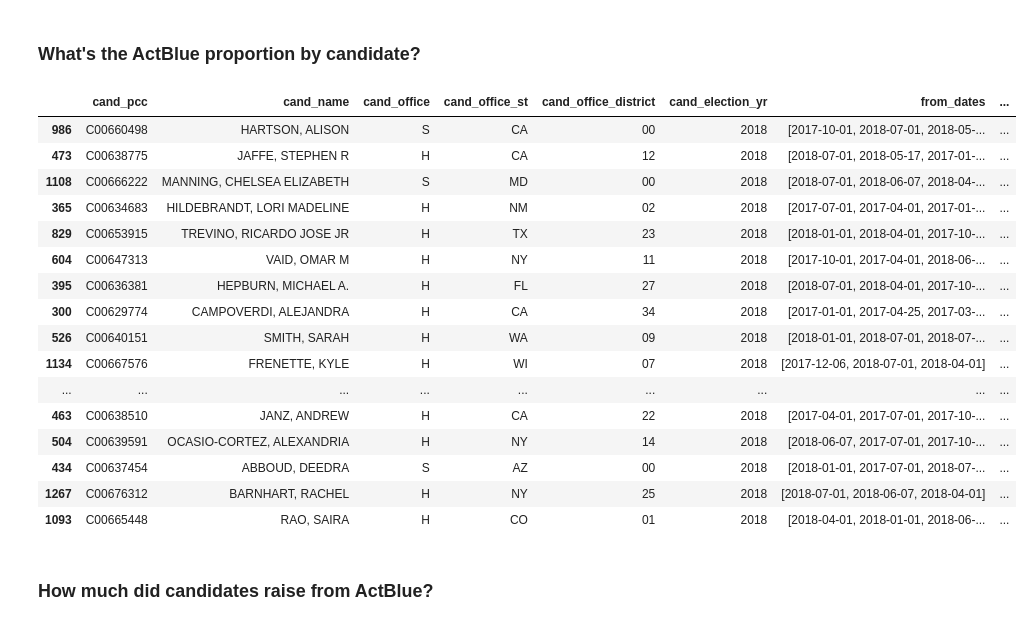
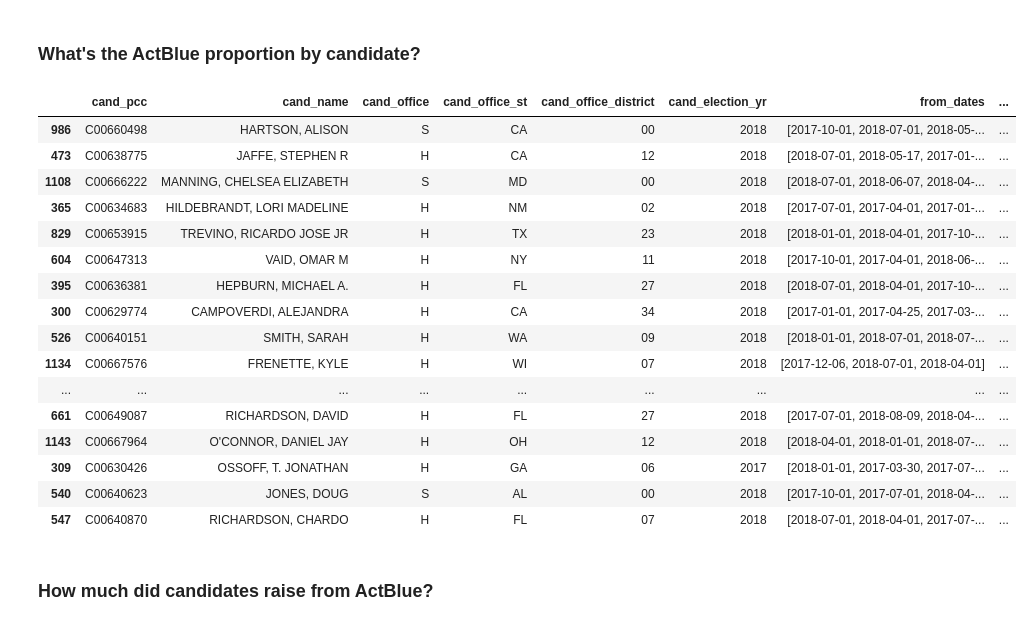
Before and after one commit to PublicI/actblue-analysis, a Jupyter notebook: analysis.ipynb, the cells around one changed output. Saved outputs shown, nothing was run; the diff lists cells and outputs as text; code cells hidden in the pictures.

```diff
--- a/analysis.ipynb
+++ b/analysis.ipynb
@@ -782,25 +824,25 @@ str(round(actblue_proportion_amount_14['actblue_total'].sum()/actblue_proportion
 # %% [markdown]
 ### What's the ActBlue proportion by candidate?
 # %%
-actblue_proportion_amount[(~actblue_proportion_amount['percent'].isna()) & (actblue_proportion_amount['committee_total'] > 30000)].sort_values(by=['percent'],ascending=False).head(40)
+actblue_proportion_amount[(~actblue_proportion_amount['percent'].isna()) & (actblue_proportion_amount['committee_total'] > 30000)].sort_values(by=['percent'],ascending=False).head(20)
 # %% [output]
 |  | cand_pcc | cand_name | cand_office | cand_office_st | cand_office_district | cand_election_yr | from_dates | ... |
 | 986 | C00660498 | HARTSON, ALISON | S | CA | 00 | 2018 | [2017-10-01, 2018-07-01, 2018-05-... | ... |
 | 473 | C00638775 | JAFFE, STEPHEN R | H | CA | 12 | 2018 | [2018-07-01, 2018-05-17, 2017-01-... | ... |
 | 1108 | C00666222 | MANNING, CHELSEA ELIZABETH | S | MD | 00 | 2018 | [2018-07-01, 2018-06-07, 2018-04-... | ... |
 | 365 | C00634683 | HILDEBRANDT, LORI MADELINE | H | NM | 02 | 2018 | [2017-07-01, 2017-04-01, 2017-01-... | ... |
 | 829 | C00653915 | TREVINO, RICARDO JOSE JR | H | TX | 23 | 2018 | [2018-01-01, 2018-04-01, 2017-10-... | ... |
 | 604 | C00647313 | VAID, OMAR M | H | NY | 11 | 2018 | [2017-10-01, 2017-04-01, 2018-06-... | ... |
 | 395 | C00636381 | HEPBURN, MICHAEL A. | H | FL | 27 | 2018 | [2018-07-01, 2018-04-01, 2017-10-... | ... |
 | 300 | C00629774 | CAMPOVERDI, ALEJANDRA | H | CA | 34 | 2018 | [2017-01-01, 2017-04-25, 2017-03-... | ... |
 | 526 | C00640151 | SMITH, SARAH | H | WA | 09 | 2018 | [2018-01-01, 2018-07-01, 2018-07-... | ... |
 | 1134 | C00667576 | FRENETTE, KYLE | H | WI | 07 | 2018 | [2017-12-06, 2018-07-01, 2018-04-01] | ... |
 | ... | ... | ... | ... | ... | ... | ... | ... | ... |
-| 463 | C00638510 | JANZ, ANDREW | H | CA | 22 | 2018 | [2017-04-01, 2017-07-01, 2017-10-... | ... |
-| 504 | C00639591 | OCASIO-CORTEZ, ALEXANDRIA | H | NY | 14 | 2018 | [2018-06-07, 2017-07-01, 2017-10-... | ... |
-| 434 | C00637454 | ABBOUD, DEEDRA | S | AZ | 00 | 2018 | [2018-01-01, 2017-07-01, 2018-07-... | ... |
-| 1267 | C00676312 | BARNHART, RACHEL | H | NY | 25 | 2018 | [2018-07-01, 2018-06-07, 2018-04-01] | ... |
-| 1093 | C00665448 | RAO, SAIRA | H | CO | 01 | 2018 | [2018-04-01, 2018-01-01, 2018-06-... | ... |
+| 661 | C00649087 | RICHARDSON, DAVID | H | FL | 27 | 2018 | [2017-07-01, 2018-08-09, 2018-04-... | ... |
+| 1143 | C00667964 | O'CONNOR, DANIEL JAY | H | OH | 12 | 2018 | [2018-04-01, 2018-01-01, 2018-07-... | ... |
+| 309 | C00630426 | OSSOFF, T. JONATHAN | H | GA | 06 | 2017 | [2018-01-01, 2017-03-30, 2017-07-... | ... |
+| 540 | C00640623 | JONES, DOUG | S | AL | 00 | 2018 | [2017-10-01, 2017-07-01, 2018-04-... | ... |
+| 547 | C00640870 | RICHARDSON, CHARDO | H | FL | 07 | 2018 | [2018-07-01, 2018-04-01, 2017-07-... | ... |
 # %%
 actblue_proportion_amount[(~actblue_proportion_amount['percent'].isna()) & (actblue_proportion_amount['percent'] <= 1) & (actblue_proportion_amount['committee_total'] > 20000)].sort_values(by=['percent'],ascending=False).to_csv('data/actblue_proportion.csv')
 # %% [markdown]
```
Also changed, not shown: parts of 52 cells of this notebook, 2 other files.
